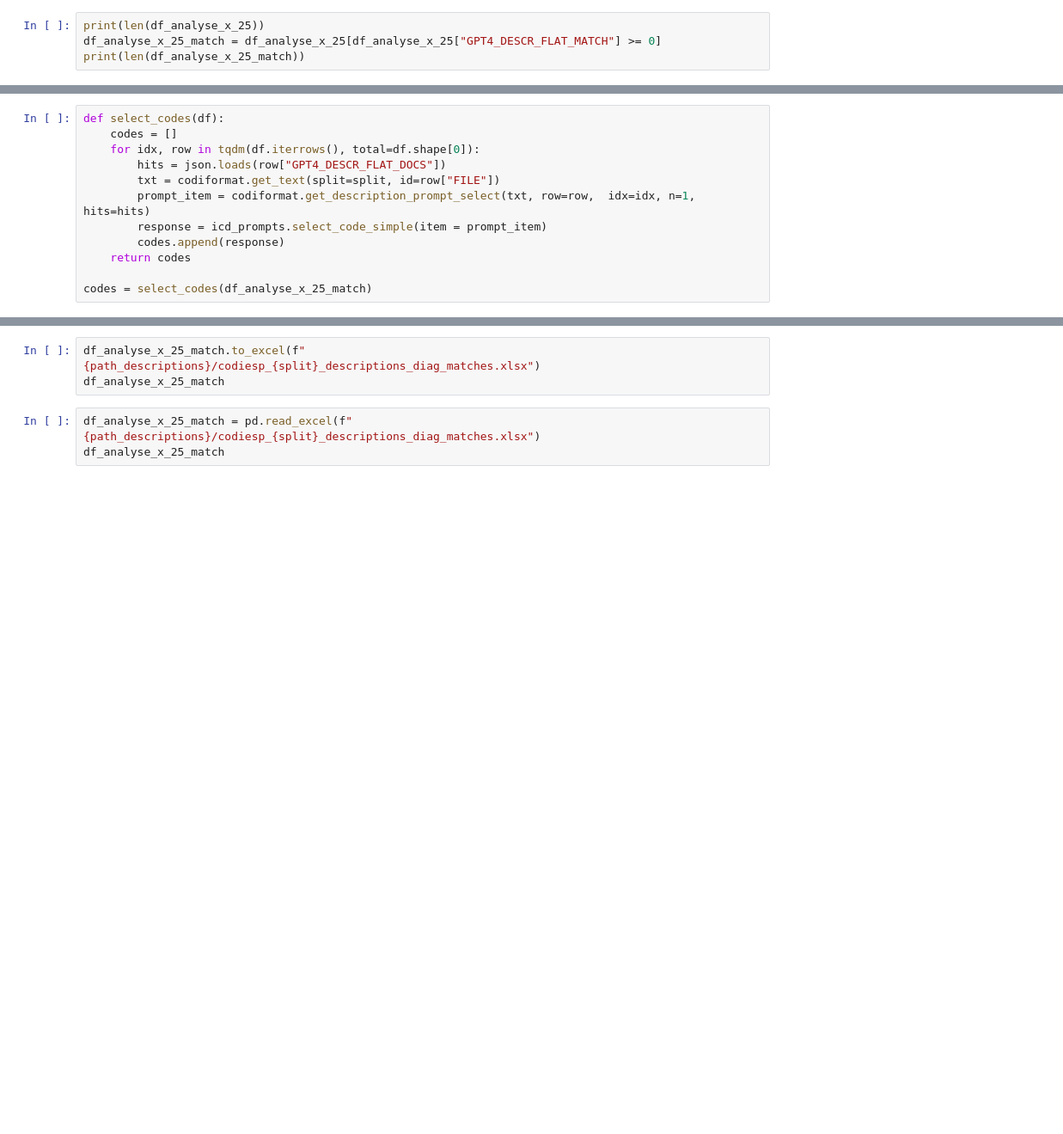
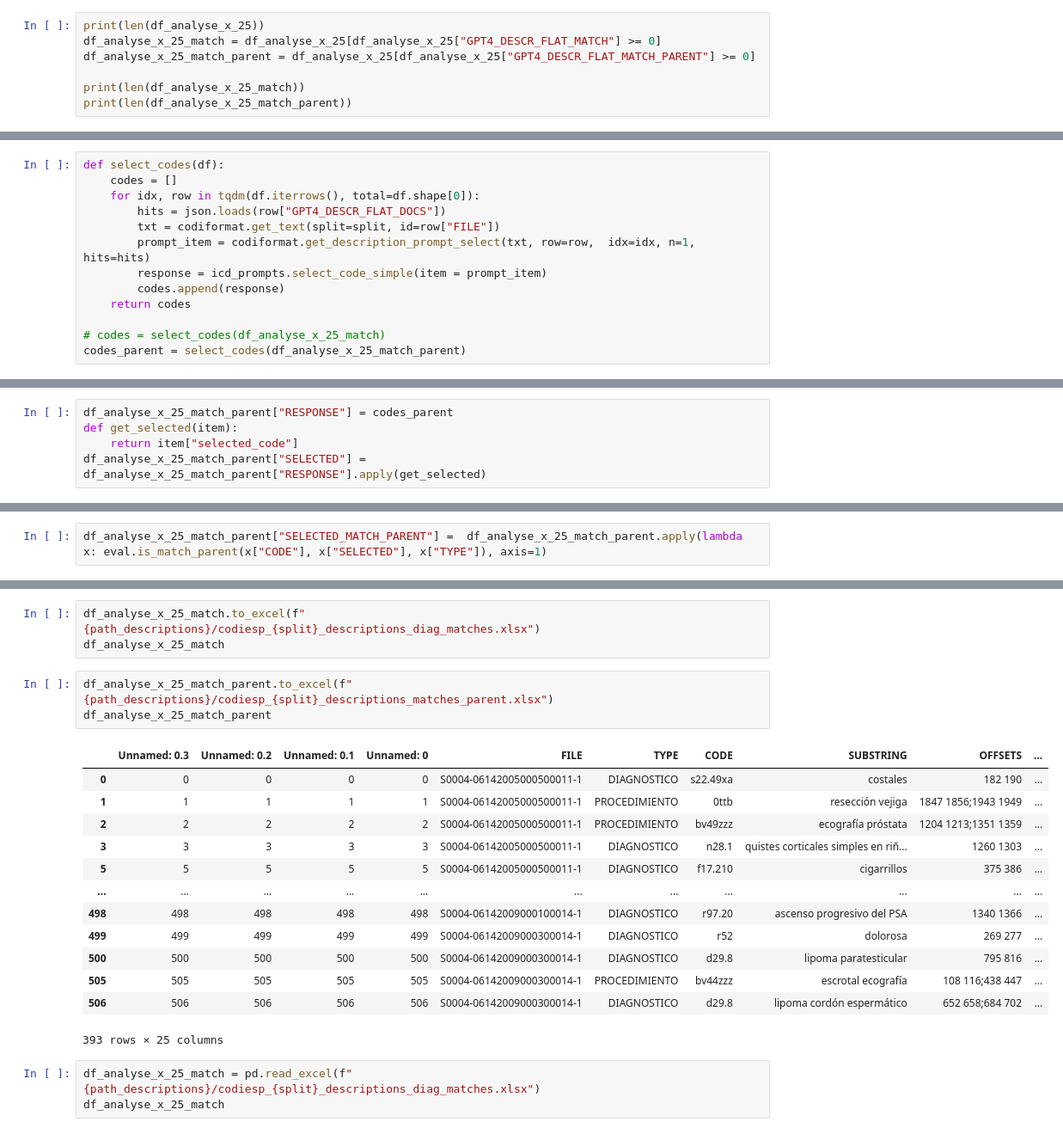
Before and after one commit to putssander/icdllmeval, a Jupyter notebook: notebooks/10 gpt-select-evaluation.ipynb, the cells around one changed output, grey strips where cells are left out. Shown at 86% size. Drawn from its saved outputs; the diff is of its cells as text; blank space fills up the shorter version.

```diff
--- a/notebooks/10 gpt-select-evaluation.ipynb
+++ b/notebooks/10 gpt-select-evaluation.ipynb
@@ -80,4 +90,7 @@ df_analyse_x_25
 # %%
 print(len(df_analyse_x_25))
 df_analyse_x_25_match = df_analyse_x_25[df_analyse_x_25["GPT4_DESCR_FLAT_MATCH"] >= 0]
+df_analyse_x_25_match_parent = df_analyse_x_25[df_analyse_x_25["GPT4_DESCR_FLAT_MATCH_PARENT"] >= 0]
+
 print(len(df_analyse_x_25_match))
+print(len(df_analyse_x_25_match_parent))
@@ -92,4 +109,5 @@ def select_codes(df):
         codes.append(response)
     return codes
 
-codes = select_codes(df_analyse_x_25_match)
+# codes = select_codes(df_analyse_x_25_match)
+codes_parent = select_codes(df_analyse_x_25_match_parent)
@@ -98,3 +124,8 @@ df_analyse_x_25_match["RESPONSE"] = codes
 def get_selected(item):
     return item["selected_code"]
 df_analyse_x_25_match["SELECTED"] = df_analyse_x_25_match["RESPONSE"].apply(get_selected)
+# %%
+df_analyse_x_25_match_parent["RESPONSE"] = codes_parent
+def get_selected(item):
+    return item["selected_code"]
+df_analyse_x_25_match_parent["SELECTED"] = df_analyse_x_25_match_parent["RESPONSE"].apply(get_selected)
@@ -103,3 +145,5 @@ def is_match(code, selected_code):
     return code.upper() in selected_code.upper()
 
 df_analyse_x_25_match["SELECTED_MATCH"] =  df_analyse_x_25_match.apply(lambda x: is_match(x["CODE"], x["SELECTED"]), axis=1)
+# %%
+df_analyse_x_25_match_parent["SELECTED_MATCH_PARENT"] =  df_analyse_x_25_match_parent.apply(lambda x: eval.is_match_parent(x["CODE"], x["SELECTED"], x["TYPE"]), axis=1)
@@ -108,6 +166,23 @@ df_analyse_x_25_match["SELECTED_MATCH"].value_counts()
 # %%
 df_analyse_x_25_match.to_excel(f"{path_descriptions}/codiesp_{split}_descriptions_diag_matches.xlsx")
 df_analyse_x_25_match
+# %%
+df_analyse_x_25_match_parent.to_excel(f"{path_descriptions}/codiesp_{split}_descriptions_matches_parent.xlsx")
+df_analyse_x_25_match_parent
+# %% [output]
+|  | Unnamed: 0.3 | Unnamed: 0.2 | Unnamed: 0.1 | Unnamed: 0 | FILE | TYPE | CODE | SUBSTRING | OFFSETS | ... |
+| 0 | 0 | 0 | 0 | 0 | S0004-06142005000500011-1 | DIAGNOSTICO | s22.49xa | costales | 182 190 | ... |
+| 1 | 1 | 1 | 1 | 1 | S0004-06142005000500011-1 | PROCEDIMIENTO | 0ttb | resección vejiga | 1847 1856;1943 1949 | ... |
+| 2 | 2 | 2 | 2 | 2 | S0004-06142005000500011-1 | PROCEDIMIENTO | bv49zzz | ecografía próstata | 1204 1213;1351 1359 | ... |
+| 3 | 3 | 3 | 3 | 3 | S0004-06142005000500011-1 | DIAGNOSTICO | n28.1 | quistes corticales simples en riñ... | 1260 1303 | ... |
+| 5 | 5 | 5 | 5 | 5 | S0004-06142005000500011-1 | DIAGNOSTICO | f17.210 | cigarrillos | 375 386 | ... |
+| ... | ... | ... | ... | ... | ... | ... | ... | ... | ... | ... |
+| 498 | 498 | 498 | 498 | 498 | S0004-06142009000100014-1 | DIAGNOSTICO | r97.20 | ascenso progresivo del PSA | 1340 1366 | ... |
+| 499 | 499 | 499 | 499 | 499 | S0004-06142009000300014-1 | DIAGNOSTICO | r52 | dolorosa | 269 277 | ... |
+| 500 | 500 | 500 | 500 | 500 | S0004-06142009000300014-1 | DIAGNOSTICO | d29.8 | lipoma paratesticular | 795 816 | ... |
+| 505 | 505 | 505 | 505 | 505 | S0004-06142009000300014-1 | PROCEDIMIENTO | bv44zzz | escrotal ecografía | 108 116;438 447 | ... |
+| 506 | 506 | 506 | 506 | 506 | S0004-06142009000300014-1 | DIAGNOSTICO | d29.8 | lipoma cordón espermático | 652 658;684 702 | ... |
+393 rows × 25 columns
 # %%
 df_analyse_x_25_match = pd.read_excel(f"{path_descriptions}/codiesp_{split}_descriptions_diag_matches.xlsx")
 df_analyse_x_25_match
```
Also changed, not shown: parts of 11 cells of this notebook, 8 other files.
